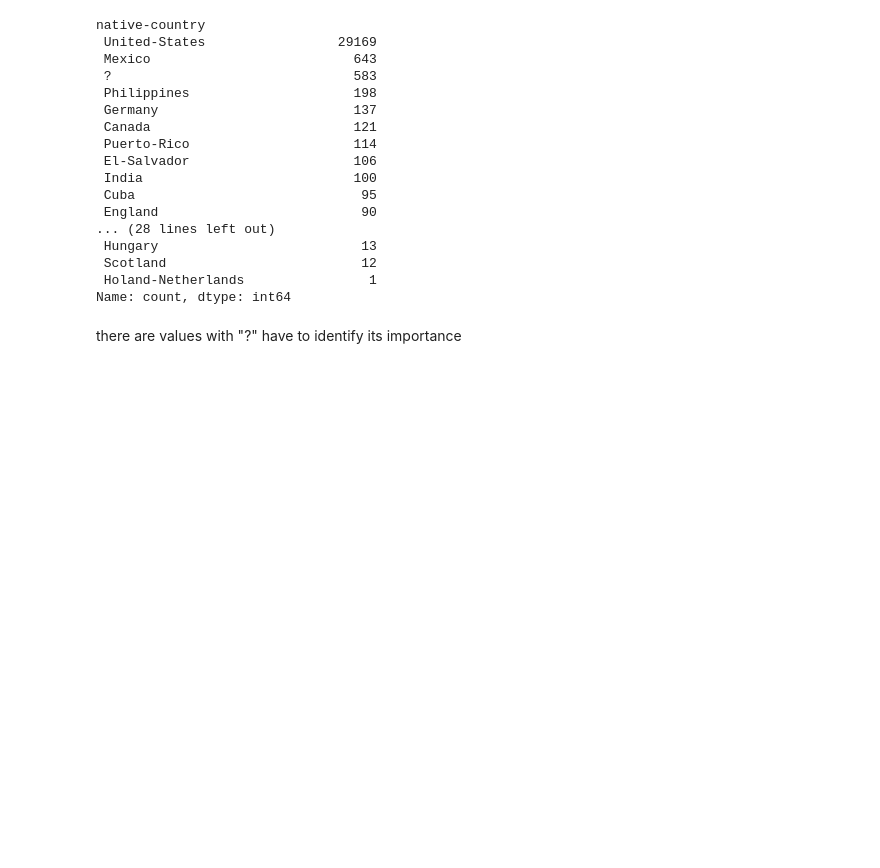
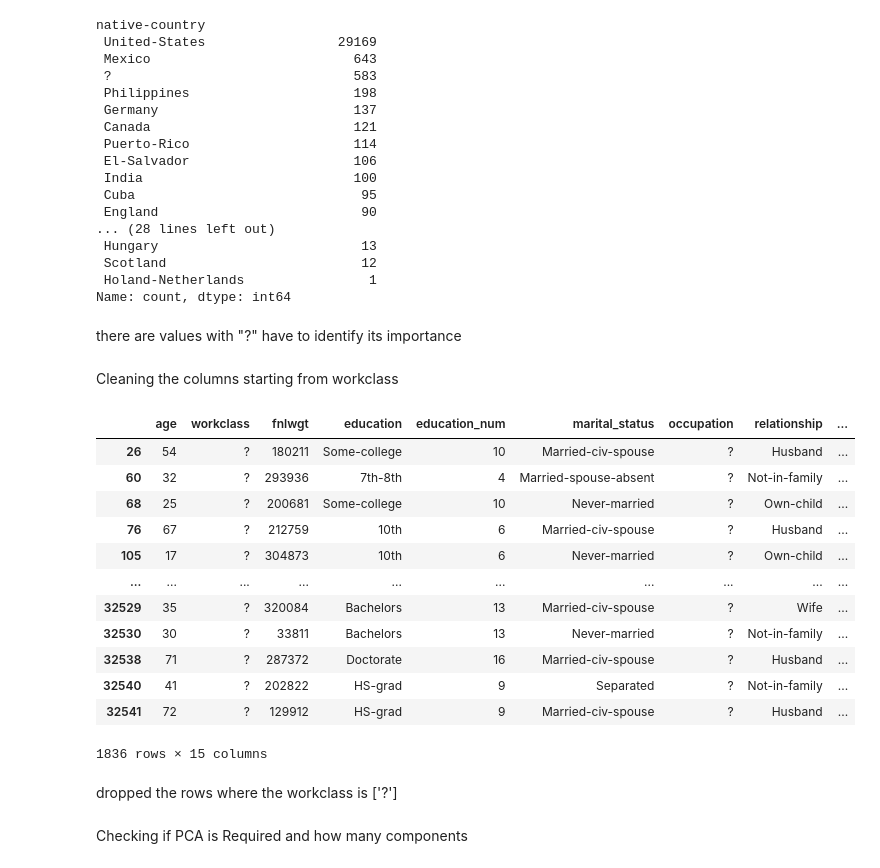
Before and after one commit to hammaadrizwan/Income-Classifier-using-Ensemble-algorithm, a Jupyter notebook: Notebook.ipynb, the cells around one changed output. Drawn from its saved outputs; the diff is of its cells as text; code cells hidden in the pictures; blank space fills up the shorter version.

Commit message:
Cleaned the adult data sets

```diff
--- a/Notebook.ipynb
+++ b/Notebook.ipynb
@@ -190,3 +183,21 @@ native-country
 Name: count, dtype: int64
 # %% [markdown]
 there are values with "?" have to identify its importance
+# %% [markdown]
+Cleaning the columns starting from workclass
+# %%
+adult_data[adult_data['workclass']==' ?']
+# %% [output]
+|  | age | workclass | fnlwgt | education | education_num | marital_status | occupation | relationship | ... |
+| 26 | 54 | ? | 180211 | Some-college | 10 | Married-civ-spouse | ? | Husband | ... |
+| 60 | 32 | ? | 293936 | 7th-8th | 4 | Married-spouse-absent | ? | Not-in-family | ... |
+| 68 | 25 | ? | 200681 | Some-college | 10 | Never-married | ? | Own-child | ... |
+| 76 | 67 | ? | 212759 | 10th | 6 | Married-civ-spouse | ? | Husband | ... |
+| 105 | 17 | ? | 304873 | 10th | 6 | Never-married | ? | Own-child | ... |
+| ... | ... | ... | ... | ... | ... | ... | ... | ... | ... |
+| 32529 | 35 | ? | 320084 | Bachelors | 13 | Married-civ-spouse | ? | Wife | ... |
+| 32530 | 30 | ? | 33811 | Bachelors | 13 | Never-married | ? | Not-in-family | ... |
+| 32538 | 71 | ? | 287372 | Doctorate | 16 | Married-civ-spouse | ? | Husband | ... |
+| 32540 | 41 | ? | 202822 | HS-grad | 9 | Separated | ? | Not-in-family | ... |
+| 32541 | 72 | ? | 129912 | HS-grad | 9 | Married-civ-spouse | ? | Husband | ... |
+1836 rows × 15 columns
@@ -192,0 +206,4 @@ there are values with "?" have to identify its importance
+# %% [markdown]
+dropped the rows where the workclass is ['?']
+# %% [markdown]
+Checking if PCA is Required and how many components
```
Also changed, not shown: parts of 7 cells of this notebook, 1 other file.
